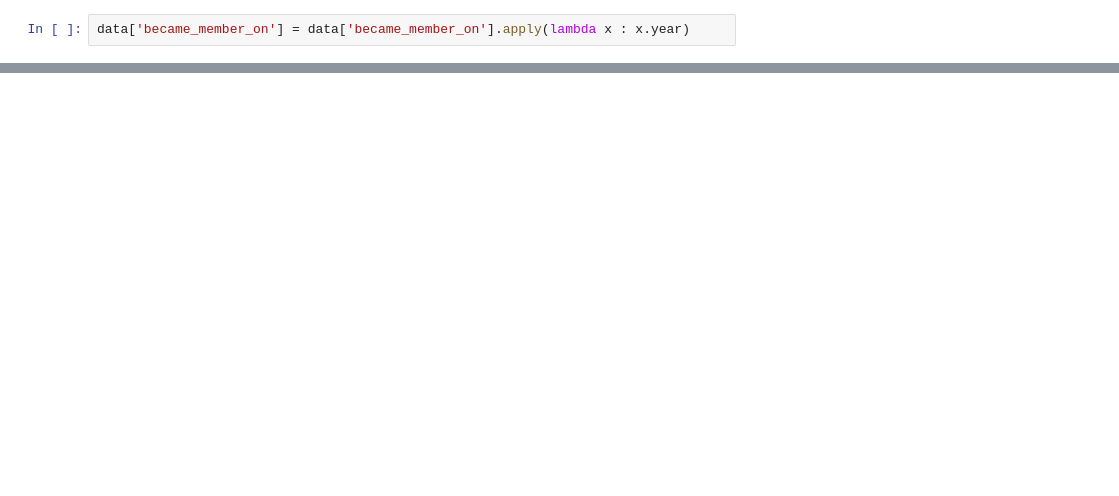
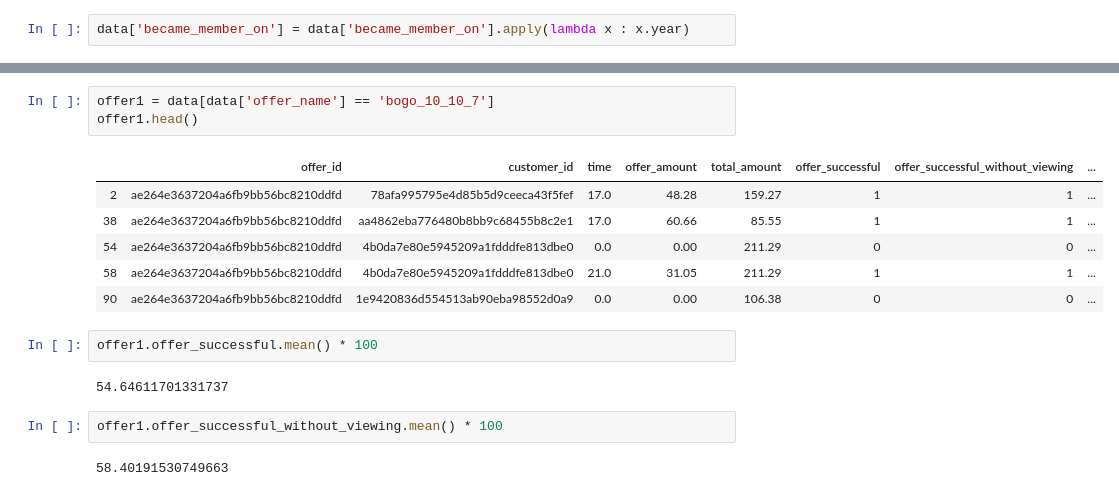
Before and after one commit to amitborkar98/Starbucks-capstone, a Jupyter notebook: Starbucks_Capstone_notebook.ipynb, the cells around one changed output, grey strips where cells are left out. Drawn from its saved outputs; the diff is of its cells as text; blank space fills up the shorter version.

```diff
--- a/Starbucks_Capstone_notebook.ipynb
+++ b/Starbucks_Capstone_notebook.ipynb
@@ -443,0 +453,18 @@ data.to_csv('combined.csv', index=False)
+# %%
+offer1 = data[data['offer_name'] == 'bogo_10_10_7']
+offer1.head()
+# %% [output]
+|  | offer_id | customer_id | time | offer_amount | total_amount | offer_successful | offer_successful_without_viewing | ... |
+| 2 | ae264e3637204a6fb9bb56bc8210ddfd | 78afa995795e4d85b5d9ceeca43f5fef | 17.0 | 48.28 | 159.27 | 1 | 1 | ... |
+| 38 | ae264e3637204a6fb9bb56bc8210ddfd | aa4862eba776480b8bb9c68455b8c2e1 | 17.0 | 60.66 | 85.55 | 1 | 1 | ... |
+| 54 | ae264e3637204a6fb9bb56bc8210ddfd | 4b0da7e80e5945209a1fdddfe813dbe0 | 0.0 | 0.00 | 211.29 | 0 | 0 | ... |
+| 58 | ae264e3637204a6fb9bb56bc8210ddfd | 4b0da7e80e5945209a1fdddfe813dbe0 | 21.0 | 31.05 | 211.29 | 1 | 1 | ... |
+| 90 | ae264e3637204a6fb9bb56bc8210ddfd | 1e9420836d554513ab90eba98552d0a9 | 0.0 | 0.00 | 106.38 | 0 | 0 | ... |
+# %%
+offer1.offer_successful.mean() * 100
+# %% [output]
+54.64611701331737
+# %%
+offer1.offer_successful_without_viewing.mean() * 100
+# %% [output]
+58.40191530749663
```
Also changed, not shown: parts of 9 cells of this notebook, 1 other file.
